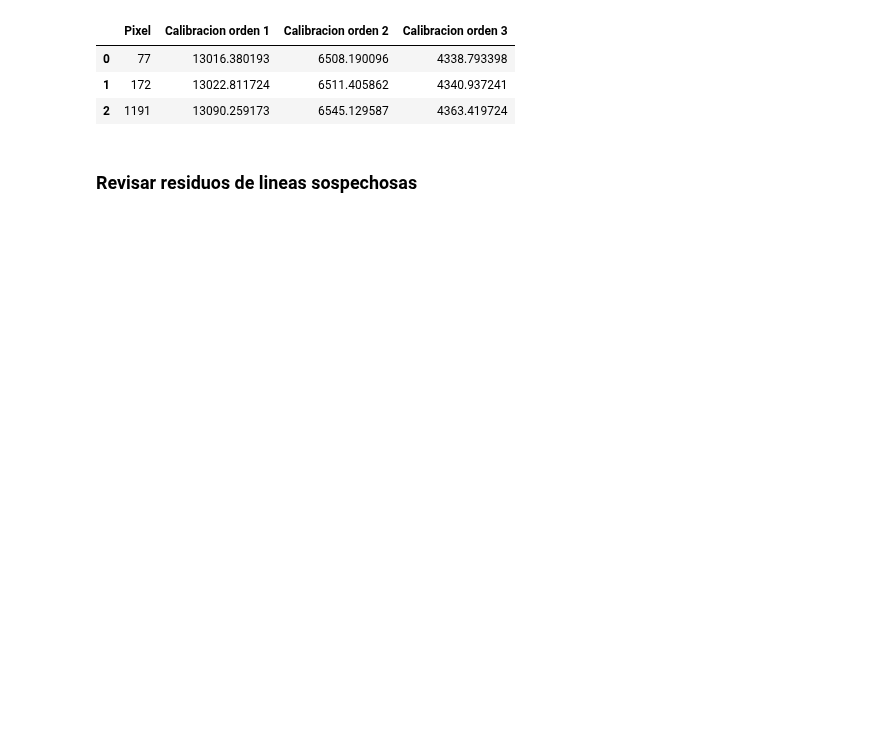
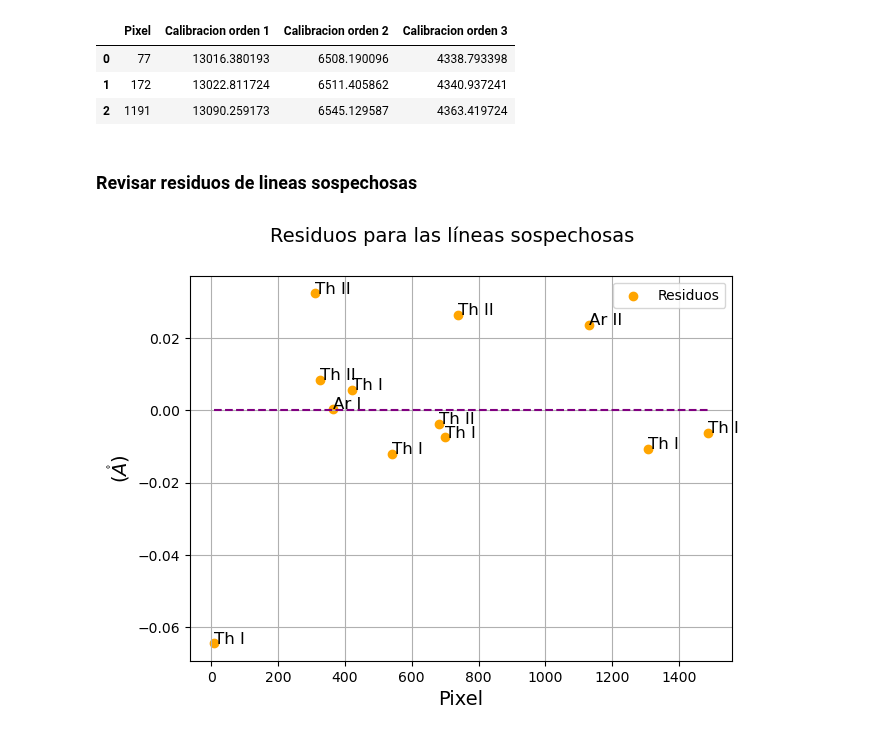
Before and after one commit to ccuellarn/Torium-Operation, a Jupyter notebook: Data/Th 6520/Analisis_6520.ipynb, the cells around one changed output. Cells and saved outputs as stored; diff of their text form; code cells hidden in the pictures; blank space fills up the shorter version.

```diff
--- a/Data/Th 6520/Analisis_6520.ipynb
+++ b/Data/Th 6520/Analisis_6520.ipynb
@@ -401,10 +402,10 @@ LineasSos
 # %%
-# # Por si se necesita quitar algun elemento None del dataframe .drop([2],axis=0).reset_index(drop=True)
-# LineasSos['Catalogo longitud'] = []
-# LineasSos['Elemento'] = []
-# LineasSos['Longitud Calculada'] = []
-# LineasSos = LineasSos.drop(['Catalogo longitud orden 1','Catalogo longitud orden 3', 'Calibracion orden 1', 'Calibracion orden 3','Elemento orden 1','Elemento orden 3', 'Calibracion orden 2'], axis=1)
+# Por si se necesita quitar algun elemento None del dataframe .drop([2],axis=0).reset_index(drop=True)
+LineasSos['Catalogo longitud'] = LineasSos['Catalogo longitud orden 3']
+LineasSos['Elemento'] = LineasSos['Elemento orden 3']
+LineasSos['Longitud Calculada'] = LineasSos['Calibracion orden 3']
+LineasSos = LineasSos.drop(['Residuos orden 1','Residuos orden 3','Catalogo longitud orden 1','Catalogo longitud orden 3', 'Calibracion orden 1', 'Calibracion orden 3','Elemento orden 1','Elemento orden 3', 'Calibracion orden 2'], axis=1)
 
-# LineasSos
+LineasSos
 # # #Código para imprimir la tabla de latex
 # # #print(LineasSos.to_latex(index=False))
@@ -422,29 +437,31 @@ LineasSos_
 # %% [markdown]
 ### Revisar residuos de lineas sospechosas
 # %%
-# #Calcular residuos de las líneas sospechosas
-# nist = LineasSos['Catalogo longitud']
-# calc = LineasSos['Longitud Calculada']
-# residuos = calc - nist
+#Calcular residuos de las líneas sospechosas
+nist = LineasSos['Catalogo longitud']
+calc = LineasSos['Longitud Calculada']
+residuos = calc - nist
 
-# pixel = LineasSos['Pixel']
+pixel = LineasSos['Pixel']
 
-# #Etiquetas de elementos
-# label = [each for each in LineasSos['Elemento']]
+#Etiquetas de elementos
+label = [each for each in LineasSos['Elemento']]
 
-# #Gráfico con residuos
-# figr, axr = plt.subplots(1,1, figsize=(7,5))
+#Gráfico con residuos
+figr, axr = plt.subplots(1,1, figsize=(7,5))
 
-# figr.suptitle(r'Residuos para las líneas sospechosas',fontsize=14)
+figr.suptitle(r'Residuos para las líneas sospechosas',fontsize=14)
 
-# axr.scatter(pixel,residuos,label = 'Residuos',color='orange')
-# axr.plot(pixel,np.linspace(0,0,len(residuos)),'--',color='purple')
-# axr.grid()
-# axr.legend()
-# axr.set_xlabel(r'Pixel',fontsize=14)
-# axr.set_ylabel(r'$(\mathring{A})$',fontsize=14)
+axr.scatter(pixel,residuos,label = 'Residuos',color='orange')
+axr.plot(pixel,np.linspace(0,0,len(residuos)),'--',color='purple')
+axr.grid()
+axr.legend()
+axr.set_xlabel(r'Pixel',fontsize=14)
+axr.set_ylabel(r'$(\mathring{A})$',fontsize=14)
 
-# for j in range (0, len(label)):
-#     plt.annotate(label[j], (pixel[j], residuos[j]),fontsize=12)
+for j in range (0, len(label)):
+    plt.annotate(label[j], (pixel[j], residuos[j]),fontsize=12)
 
-# #figr.savefig('Residuos th 6200.jpg')
+#figr.savefig('Residuos th 6200.jpg')
+# %% [output]
+[figure, added]
```
Also changed, not shown: parts of 3 cells of this notebook, 2 other files.
